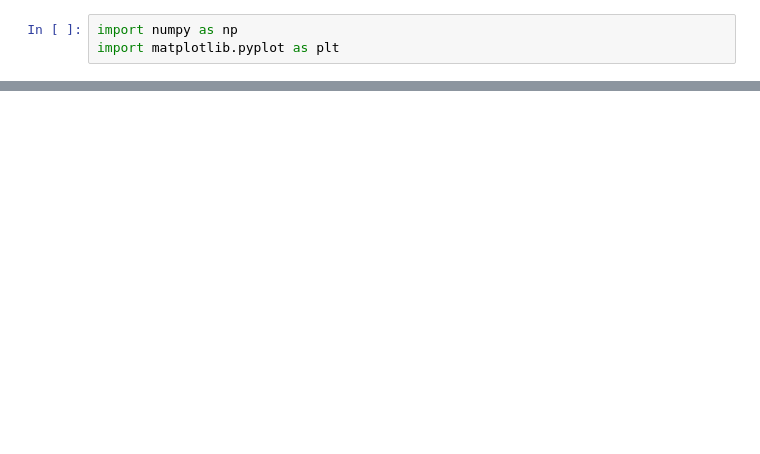
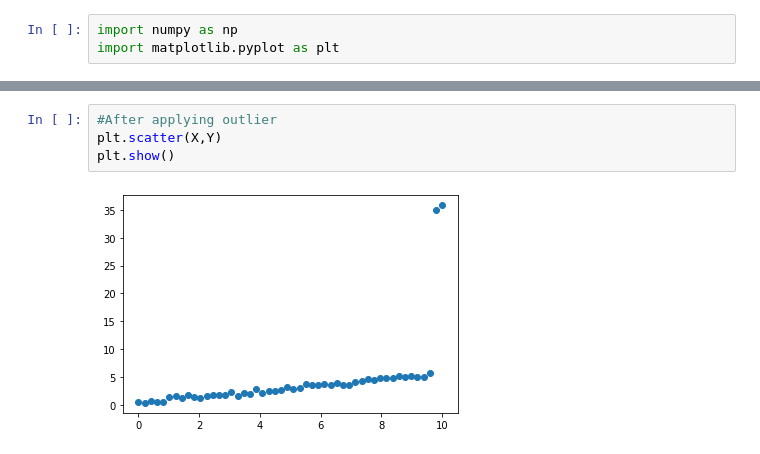
Before and after one commit to sivakishor24/udemy-examples, a Jupyter notebook: l2 regulation.ipynb, the cells around one changed output, grey strips where cells are left out. Drawn from its saved outputs; the diff is of its cells as text; blank space fills up the shorter version.

```diff
--- a/l2 regulation.ipynb
+++ b/l2 regulation.ipynb
@@ -15,0 +84,6 @@ plt.show()
+# %%
+#After applying outlier
+plt.scatter(X,Y)
+plt.show()
+# %% [output]
+[figure, added]
```
Also changed, not shown: parts of 20 cells of this notebook.
